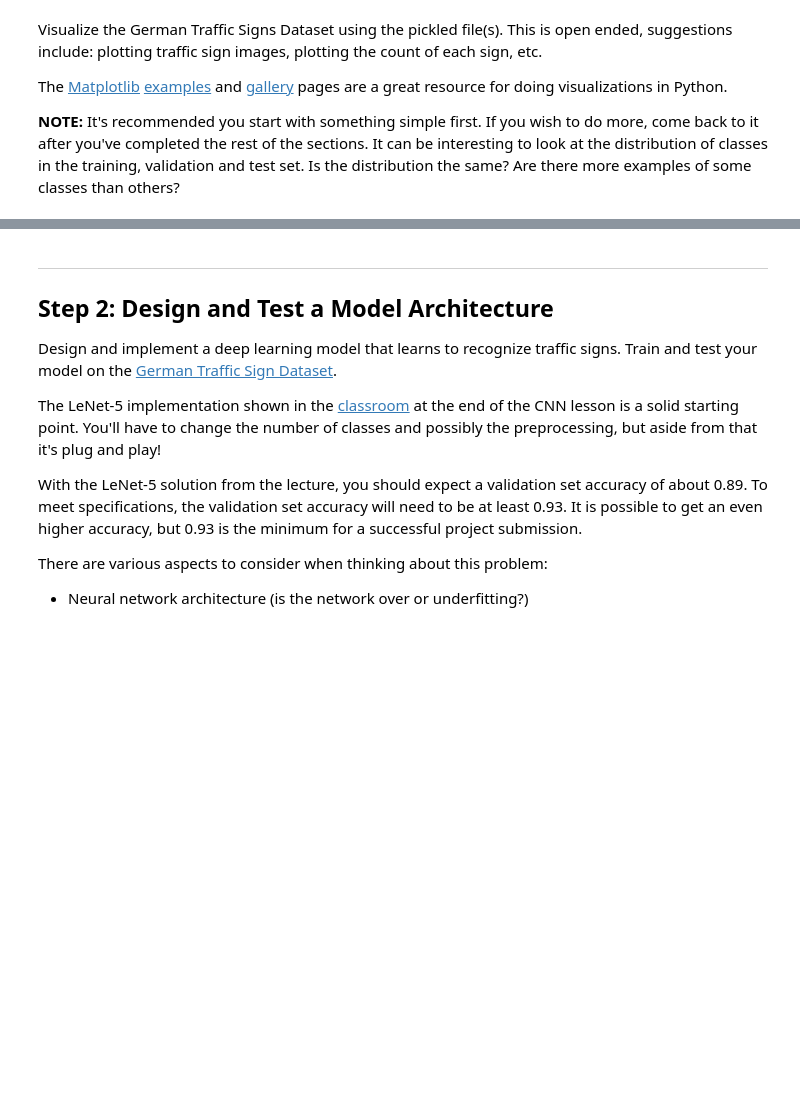
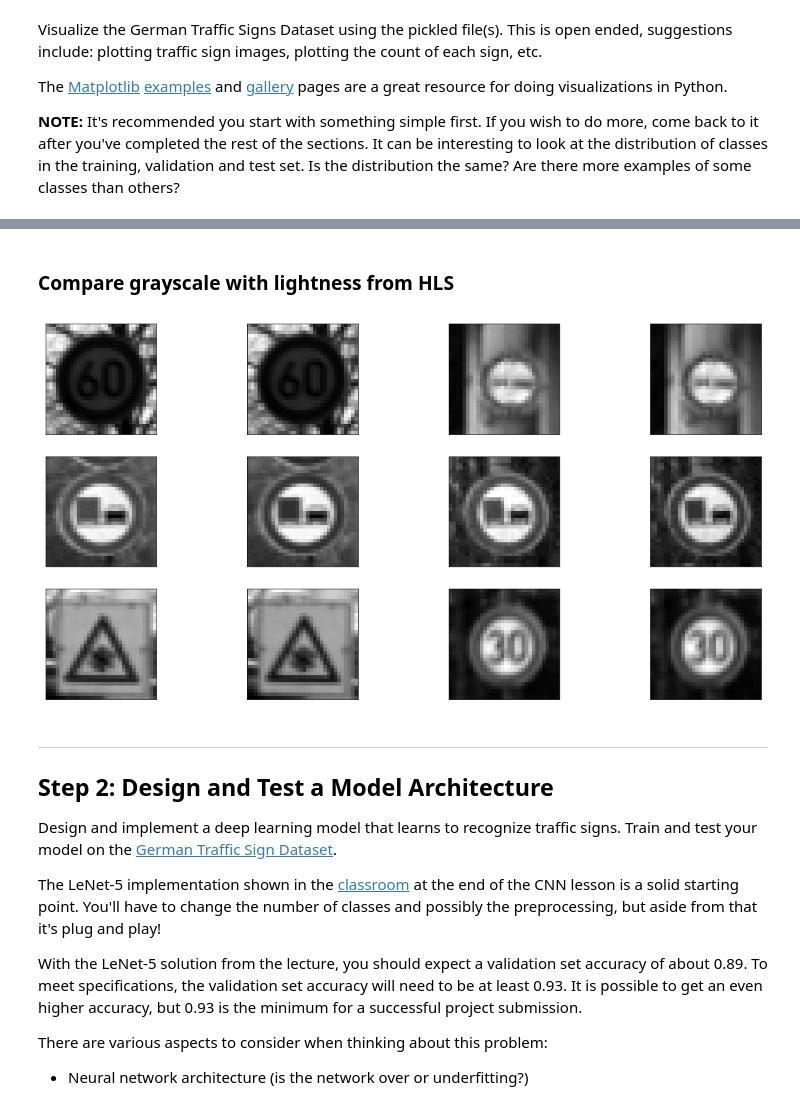
Before and after one commit to bifrost/CarND-Traffic-Sign-Classifier-Project, a Jupyter notebook: Traffic_Sign_Classifier.ipynb, the cells around one changed output, grey strips where cells are left out. Drawn from its saved outputs; the diff is of its cells as text; code cells hidden in the pictures; blank space fills up the shorter version.

```diff
--- a/Traffic_Sign_Classifier.ipynb
+++ b/Traffic_Sign_Classifier.ipynb
@@ -94,3 +137,25 @@ import matplotlib.pyplot as plt
+# %% [markdown]
+### Compare grayscale with lightness from HLS
+# %%
+def HLS(images):
+    return np.array([cv2.cvtColor(image, cv2.COLOR_RGB2HLS) for image in images])
+
+def Gray(images):
+    return np.expand_dims([cv2.cvtColor(image, cv2.COLOR_RGB2GRAY) for image in images], axis=3)
+
+idx = np.random.randint(0, len(X_train), size=6)
+hls = HLS(X_train[idx])[:,:,:,1]
+gray = Gray(X_train[idx])
+
+fig = plt.figure(figsize=(20, 10))
+for i in range(len(hls)):
+    ax = fig.add_subplot(3, 4, 2*i + 1, xticks=[], yticks=[])
+    ax.imshow(np.squeeze(hls[i,:,:]), cmap='gray')
+
+    ax = fig.add_subplot(3, 4, 2*i + 2, xticks=[], yticks=[])
+    ax.imshow(np.squeeze(gray[i,:,:]), cmap='gray')
+# %% [output]
+[figure, added]
 # %% [markdown]
 ----
 
```
Also changed, not shown: parts of 36 cells of this notebook, 12 other files.
